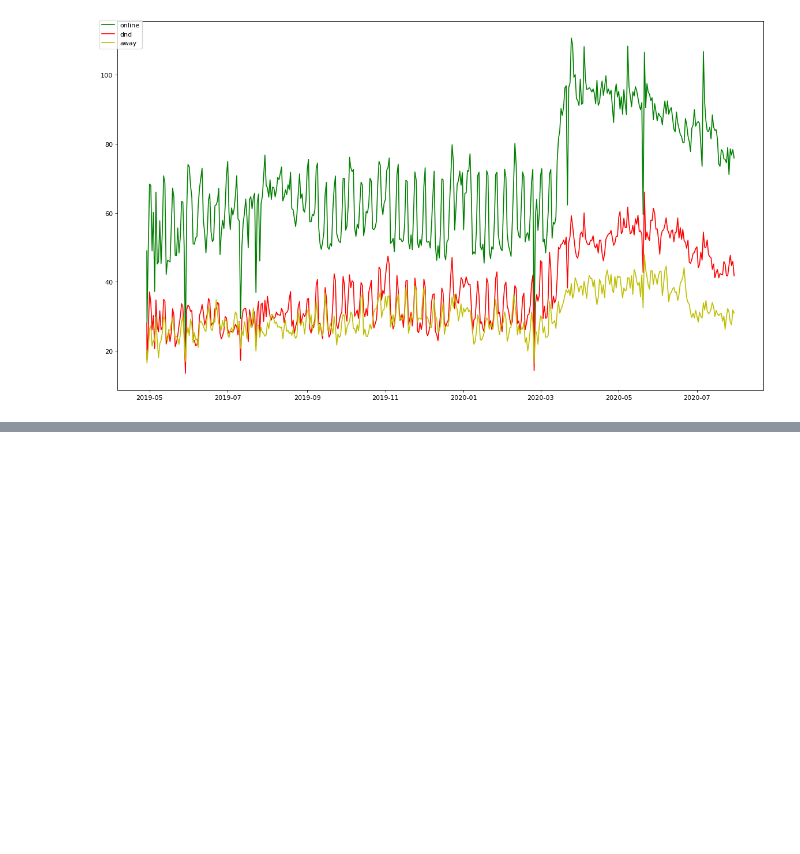
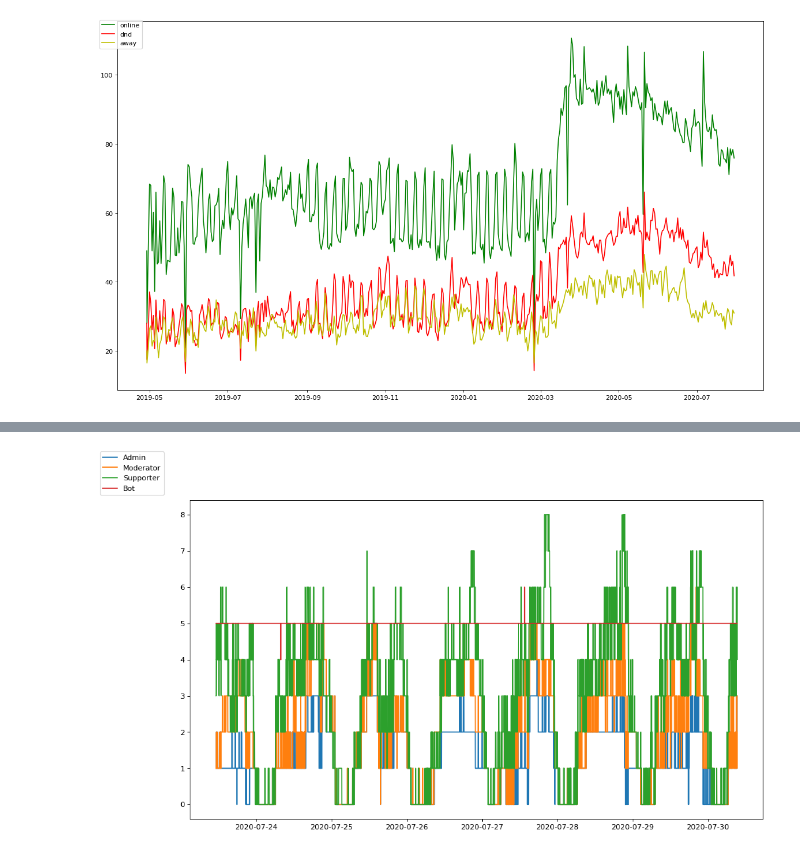
Before and after one commit to dev-schueppchen/kirby-results, a Jupyter notebook: Status.ipynb, the cells around one changed output, grey strips where cells are left out. Cells and saved outputs as stored; diff of their text form; code cells hidden in the pictures; blank space fills up the shorter version.

```diff
--- a/Status.ipynb
+++ b/Status.ipynb
@@ -128,0 +185,4 @@ plt.show()
+# %%
+status_roles_plot_last_x_days(7)
+# %% [output]
+[figure, added]
```
Also changed, not shown: parts of 5 cells of this notebook.
